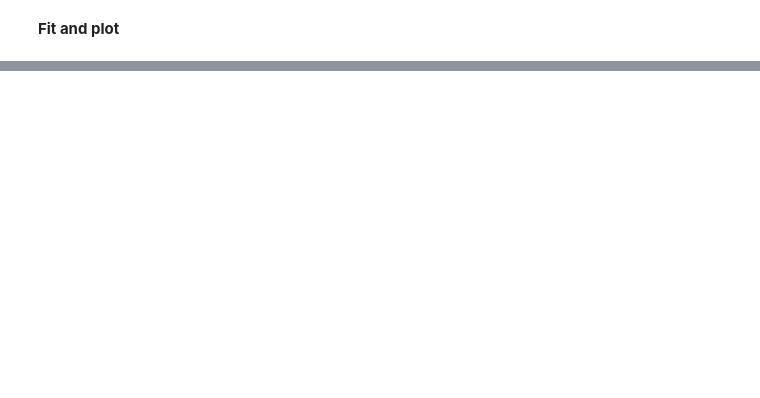
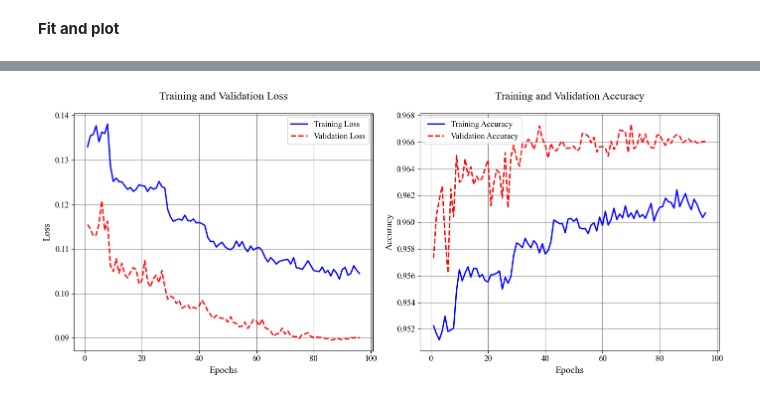
Before and after one commit to Richardforphys/AstroStatistics, a Jupyter notebook: Notebooks/Exam/LIGO/LIGO_NN.ipynb, the cells around one changed output, grey strips where cells are left out. Saved outputs shown, nothing was run; the diff lists cells and outputs as text; code cells hidden in the pictures; blank space fills up the shorter version.

```diff
--- a/Notebooks/Exam/LIGO/LIGO_NN.ipynb
+++ b/Notebooks/Exam/LIGO/LIGO_NN.ipynb
@@ -340,11 +337,11 @@ Total elapsed time: 00h 17m 48s
 # %% [markdown]
 **Fit and plot**
 # %%
-history = best_model.fit(
+history3 = best_model.fit(
     S_train, y_train,
-    validation_split=0.2,
-    epochs=100,
+    validation_data = (S_test, y_test),
+    epochs=150,
     batch_size=32,
-    callbacks=[early_stop, reduce_lr]
+    callbacks=[early_stop, reduce_lr, lr_tracker]
 )
 # %% [output]
@@ -354,2 +365,4 @@ KeyboardInterrupt:
 # %%
-plot_results(history)
+plot_results(history3)
+# %% [output]
+[figure, added]
```
Also changed, not shown: parts of 19 cells of this notebook, 14 other files.
